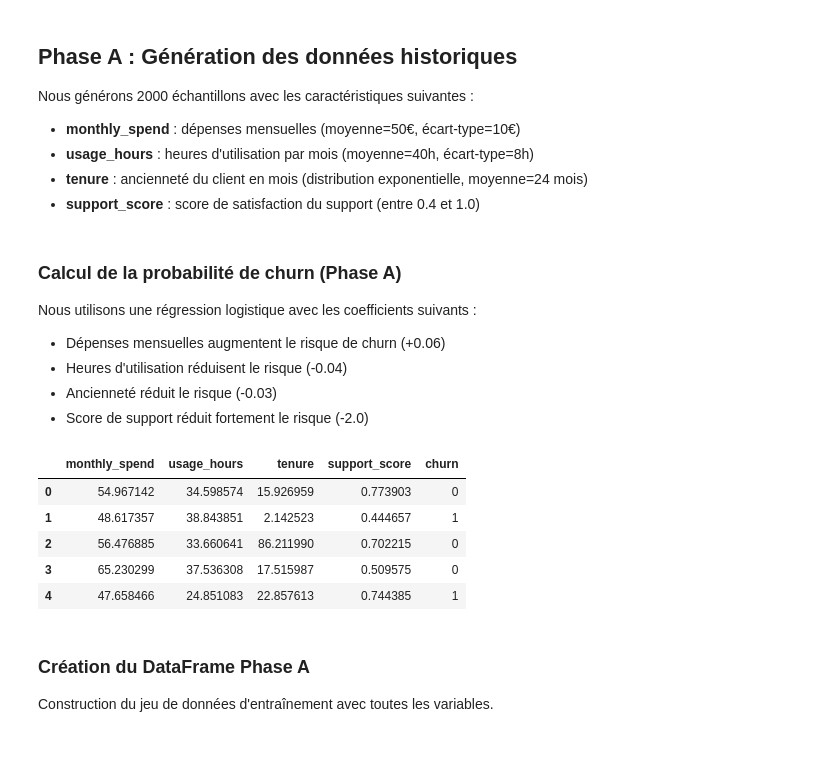
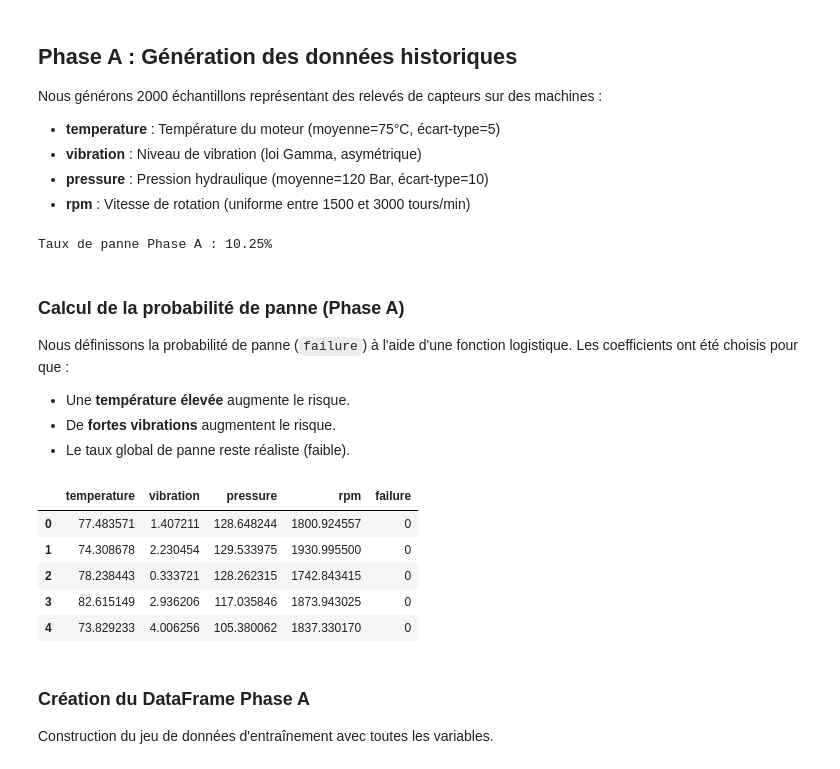
Before and after one commit to regisx001/machine-learning-data-drift-detection, a Jupyter notebook: 01-data-generation.ipynb, the cells around one changed output. Cells and saved outputs as stored; diff of their text form; code cells hidden in the pictures.

```diff
--- a/01-data-generation.ipynb
+++ b/01-data-generation.ipynb
@@ -10,54 +13,62 @@ import matplotlib.pyplot as plt
 np.random.seed(42)
 n_samples = 2000
 
-# Phase A : données historiques
-monthly_spend_A = np.random.normal(loc=50, scale=10, size=n_samples)
-usage_hours_A = np.random.normal(loc=40, scale=8, size=n_samples)
-tenure_A = np.random.exponential(scale=24, size=n_samples)
-support_score_A = np.random.uniform(0.4, 1.0, size=n_samples)
+# Phase A : données historiques (Fonctionnement normal)
+temperature_A = np.random.normal(loc=75, scale=5, size=n_samples)    # Température moteur (°C)
+vibration_A = np.random.gamma(shape=2, scale=1.5, size=n_samples)    # Vibration (mm/s)
+pressure_A = np.random.normal(loc=120, scale=10, size=n_samples)     # Pression hydraulique (Bar)
+rpm_A = np.random.uniform(1500, 3000, size=n_samples)                # Vitesse de rotation (RPM)
 # %% [markdown]
 ## Phase A : Génération des données historiques
 
-Nous générons 2000 échantillons avec les caractéristiques suivantes :
-- **monthly_spend** : dépenses mensuelles (moyenne=50€, écart-type=10€)
-- **usage_hours** : heures d'utilisation par mois (moyenne=40h, écart-type=8h)
-- **tenure** : ancienneté du client en mois (distribution exponentielle, moyenne=24 mois)
-- **support_score** : score de satisfaction du support (entre 0.4 et 1.0)
+Nous générons 2000 échantillons représentant des relevés de capteurs sur des machines :
+- **temperature** : Température du moteur (moyenne=75°C, écart-type=5)
+- **vibration** : Niveau de vibration (loi Gamma, asymétrique)
+- **pressure** : Pression hydraulique (moyenne=120 Bar, écart-type=10)
+- **rpm** : Vitesse de rotation (uniforme entre 1500 et 3000 tours/min)
 # %%
+# Simulation de la variable cible : FAILURE (Panne)
+# Modèle sous-jacent : La température et les vibrations augmentent le risque de panne.
+
 logits_A = (
-    0.06 * monthly_spend_A
-    - 0.04 * usage_hours_A
-    - 0.03 * tenure_A
-    - 2.0 * support_score_A
+    0.15 * (temperature_A - 75)       # Impact fort de la température
+    + 0.8 * (vibration_A - 3)         # Impact fort des vibrations
+    + 0.02 * (pressure_A - 120)       # Impact modéré de la pression
+    - 0.0005 * (rpm_A - 2250)         # Impact faible vitesse
+    - 3.5                             # Biais pour rendre les pannes rares (classe déséquilibrée)
 )
 
-proba_churn_A = 1 / (1 + np.exp(-logits_A))
-churn_A = np.random.binomial(1, proba_churn_A)
+proba_failure_A = 1 / (1 + np.exp(-logits_A))
+failure_A = np.random.binomial(1, proba_failure_A)
+
+print(f"Taux de panne Phase A : {np.mean(failure_A):.2%}")
+# %% [output]
+Taux de panne Phase A : 10.25%
 # %% [markdown]
-### Calcul de la probabilité de churn (Phase A)
+### Calcul de la probabilité de panne (Phase A)
 
-Nous utilisons une régression logistique avec les coefficients suivants :
-- Dépenses mensuelles augmentent le risque de churn (+0.06)
-- Heures d'utilisation réduisent le risque (-0.04)
-- Ancienneté réduit le risque (-0.03)
-- Score de support réduit fortement le risque (-2.0)
+Nous définissons la probabilité de panne (`failure`) à l'aide d'une fonction logistique.
+Les coefficients ont été choisis pour que :
+- Une **température élevée** augmente le risque.
+- De **fortes vibrations** augmentent le risque.
+- Le taux global de panne reste réaliste (faible).
 # %%
 data_A = pd.DataFrame({
-    "monthly_spend": monthly_spend_A,
-    "usage_hours": usage_hours_A,
-    "tenure": tenure_A,
-    "support_score": support_score_A,
-    "churn": churn_A
+    "temperature": temperature_A,
+    "vibration": vibration_A,
+    "pressure": pressure_A,
+    "rpm": rpm_A,
+    "failure": failure_A
 })
 
 data_A.head()
 # %% [output]
-|  | monthly_spend | usage_hours | tenure | support_score | churn |
-| 0 | 54.967142 | 34.598574 | 15.926959 | 0.773903 | 0 |
-| 1 | 48.617357 | 38.843851 | 2.142523 | 0.444657 | 1 |
-| 2 | 56.476885 | 33.660641 | 86.211990 | 0.702215 | 0 |
-| 3 | 65.230299 | 37.536308 | 17.515987 | 0.509575 | 0 |
-| 4 | 47.658466 | 24.851083 | 22.857613 | 0.744385 | 1 |
+|  | temperature | vibration | pressure | rpm | failure |
+| 0 | 77.483571 | 1.407211 | 128.648244 | 1800.924557 | 0 |
+| 1 | 74.308678 | 2.230454 | 129.533975 | 1930.995500 | 0 |
+| 2 | 78.238443 | 0.333721 | 128.262315 | 1742.843415 | 0 |
+| 3 | 82.615149 | 2.936206 | 117.035846 | 1873.943025 | 0 |
+| 4 | 73.829233 | 4.006256 | 105.380062 | 1837.330170 | 0 |
 # %% [markdown]
 ### Création du DataFrame Phase A
 
```
Also changed, not shown: parts of 9 cells of this notebook, 23 other files.
